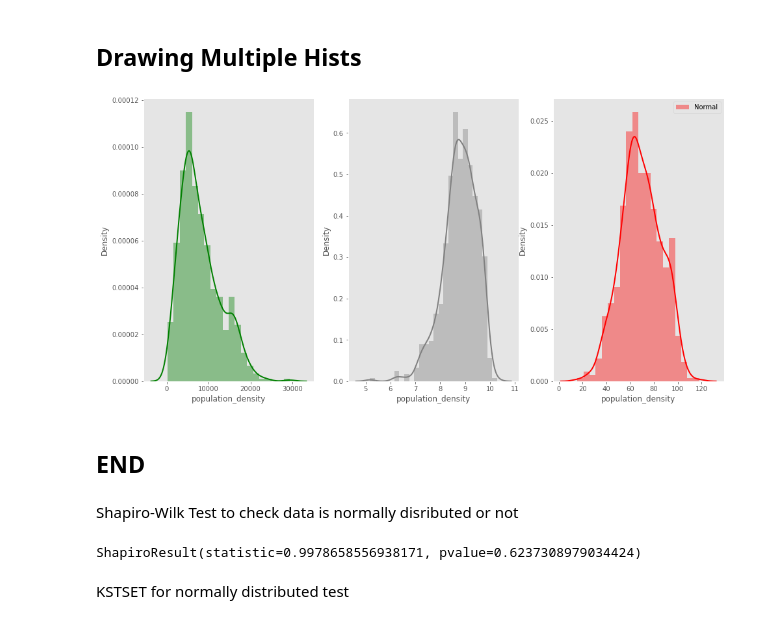
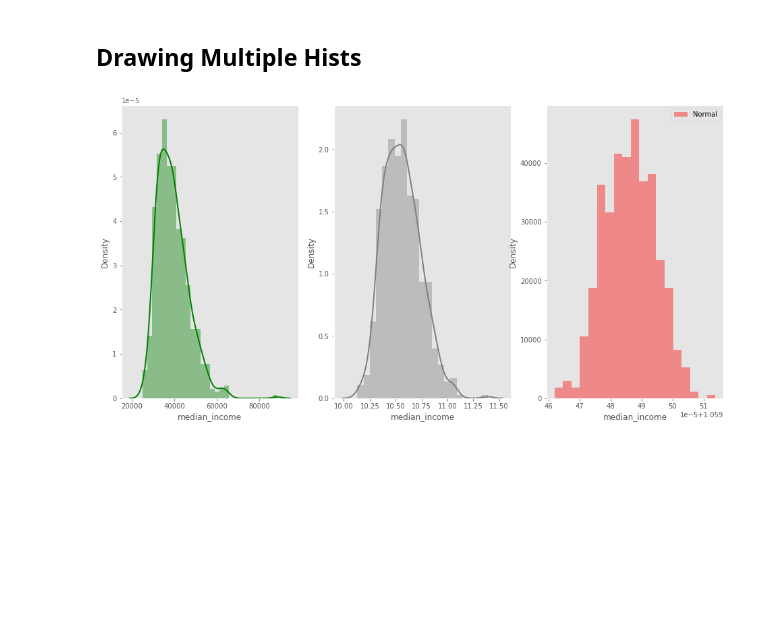
Before and after one commit to ucfnofe/QM-Group, a Jupyter notebook: Group_Coursework.ipynb, the cells around one changed output. Saved outputs shown, nothing was run; the diff lists cells and outputs as text; code cells hidden in the pictures; blank space fills up the shorter version.

```diff
--- a/Group_Coursework.ipynb
+++ b/Group_Coursework.ipynb
@@ -114,6 +126,7 @@ unemployment_rate = gcd["Economically active: % Unemployed 2011"]
 overall_absence = gcd["Overall Absence in All Schools %"]
 total_crime_rate = gcd["Total Crime Rate 2011"]
 mean_income = gcd["Mean Modelled Household income (£) 2012/13"]
+median_income = gcd["Median Modelled Household income (£)"]
 people_in_bad_health = gcd["% People with Bad or Very Bad Health 2011"]
 green_space = gcd["% area that is greenspace 2012"]
 # %% [markdown]
@@ -317,0 +341,4 @@ plt.boxplot(mean_income, manage_ticks=(False))
+# %%
+ln_rate_of_drugs_crime = np.log(rate_of_drugs_crime)
+ln_total_crime_rate = np.log(total_crime_rate)
+ln_median_income = np.log(median_income)
@@ -317,0 +347,11 @@ plt.boxplot(mean_income, manage_ticks=(False))
+# %%
+gcd_independent = pd.DataFrame()
+gcd_dependent = pd.DataFrame()
+dict1 = {'ln_median_income': ln_median_income, 'ln_rate_of_drugs_crime': ln_rate_of_drugs_crime,
+         'no_english_in_household': no_english_in_household, 'median_age': median_age,
+        'population_density': population_density, 'unemployment_rate': unemployment_rate,
+        'overall_absence': overall_absence, 'ln_total_crime_rate': ln_total_crime_rate,
+        'people_in_bad_health': people_in_bad_health, 'green_space': green_space}
+gcd_independent = pd.DataFrame(dict1)
+dict2 = {'out_of_work': out_of_work}
+gcd_dependent = pd.DataFrame(dict2)
@@ -1058,26 +1034,24 @@ strong multicollinearity problems or that the design matrix is singular.
 ## Drawing Multiple Hists
 # %%
 fig, ax = plt.subplots(1, 3)
-variable_name = "population_density"
+variable_name = "median_income"
 sns.distplot(gcd_independent[variable_name], hist = True, kde = True,
             kde_kws = {'shade': False, 'linewidth': 2},
             label = "asd", color ="green", ax = ax[0])
 sns.distplot(log_gcd_independent[variable_name], hist = True, kde = True,
             kde_kws = {'shade': False, 'linewidth': 2},
             label = "Non-Normal", color ="gray", ax = ax[1])
 
 sns.distplot(boxcox_gcd_independent[variable_name], hist = True, kde = True,
             kde_kws = {'shade': False, 'linewidth': 2},
             label = "Normal", color ="red", ax = ax[2])
 
 
 # adding legends to the subplots
 plt.legend(loc = "upper right")
 
 # rescaling the subplots
 fig.set_figheight(8)
 fig.set_figwidth(16)
 # %% [output]
-[figure, old version]
+[figure, new version]
-# %% [markdown]
-## END
@@ -1119,11 +1057,0 @@ print(f"Lambda value used for Transformation: {fitted_lambda}")
-# %% [markdown]
-Shapiro-Wilk Test to check data is normally disributed or not
-# %%
-from scipy.stats import shapiro
-
-#perform Shapiro-Wilk test
-shapiro(fitted_data)
-# %% [output]
-ShapiroResult(statistic=0.9978658556938171, pvalue=0.6237308979034424)
-# %% [markdown]
-KSTSET for normally distributed test
```
Also changed, not shown: parts of 60 cells of this notebook.
